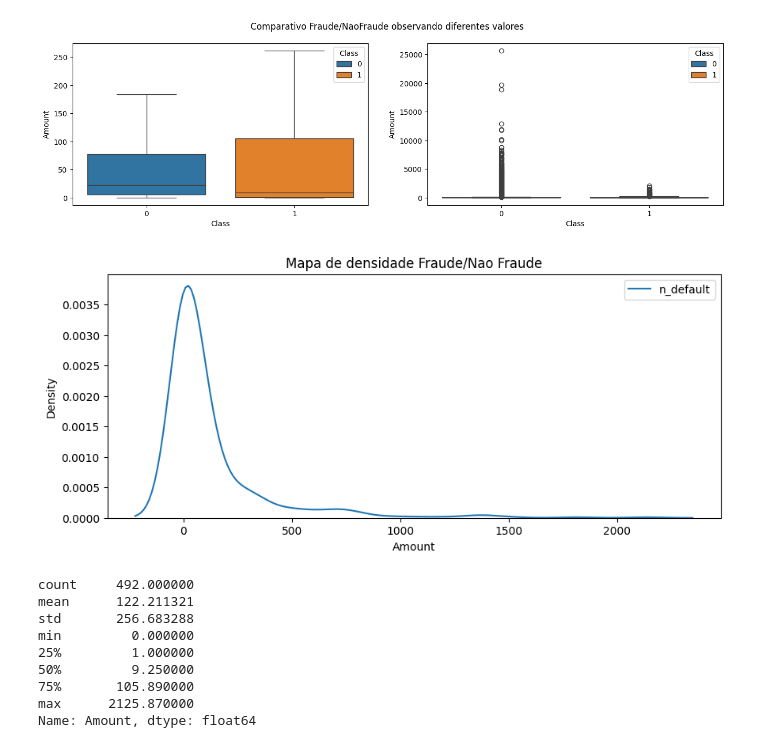
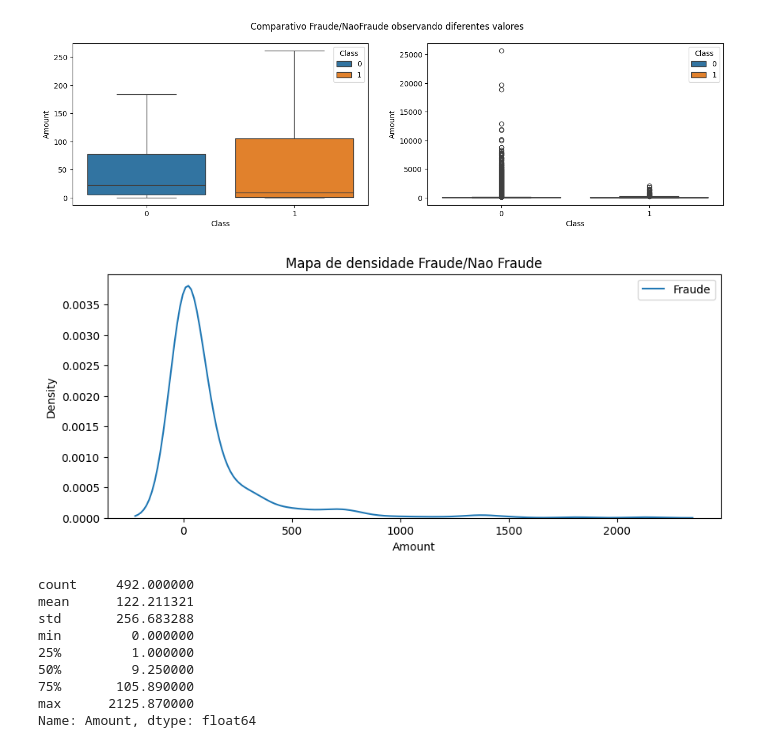
Before and after one commit to lucasgabwinter/credit-fraud-lgbm, a Jupyter notebook: notebooks/caderno.ipynb, the cells around one changed output. Drawn from its saved outputs; the diff is of its cells as text; code cells hidden in the pictures.

```diff
--- a/notebooks/caderno.ipynb
+++ b/notebooks/caderno.ipynb
@@ -15,9 +16,7 @@ init_notebook_mode(connected=True)
 # %%
 # Conhecendo a base
-df = pd.read_csv('/Users/lucaswinter/lucas-code/credit-fraud-lgbm/data/creditcard.csv')
+df = pd.read_csv('../data/creditcard.csv')
 print(df.shape)
-
-# Qual eh o tamanho da base?
 df.head()
 # %% [output]
 (284807, 31)
@@ -84,16 +83,16 @@ plt.show()
 # %%
 # Analisando os valores dos casos de fraude
 df_valor_fraude = df.loc[df['Class'] == 1]['Amount']
 
 fig, ax = plt.subplots(figsize=(10, 4))
 
-sns.kdeplot(df_valor_fraude, label='n_default')
+sns.kdeplot(df_valor_fraude, label='Fraude')
 
 ax.set_title('Mapa de densidade Fraude/Nao Fraude')
 ax.legend()
 plt.show()
 # %% [output]
-[figure, old version]
+[figure, new version]
 # %%
 df.loc[df['Class'] == 1]['Amount'].describe()
 # %% [output]
```
Also changed, not shown: parts of 28 cells of this notebook.
